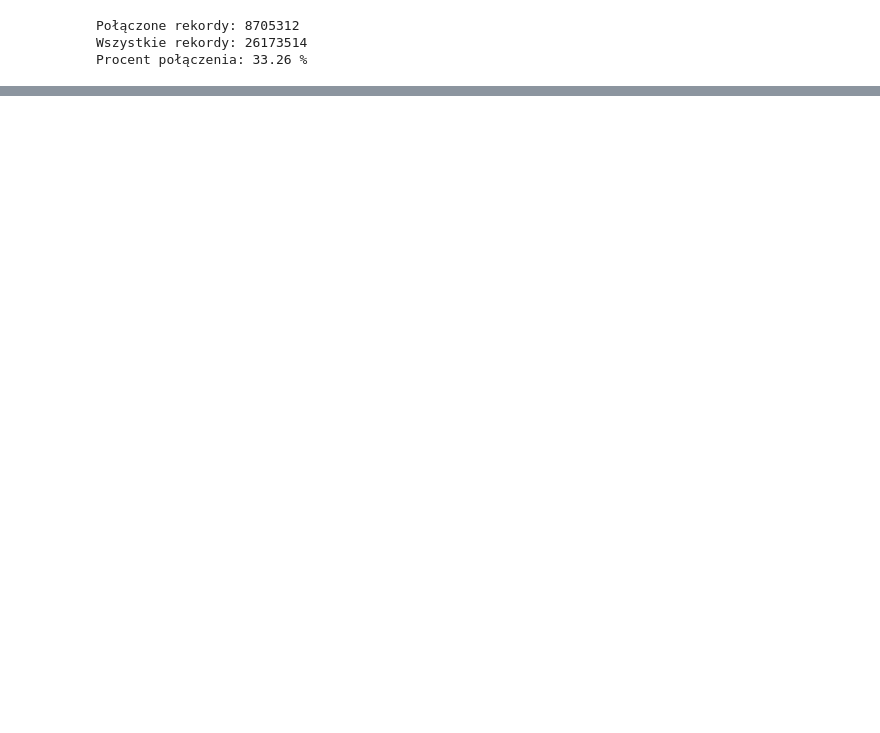
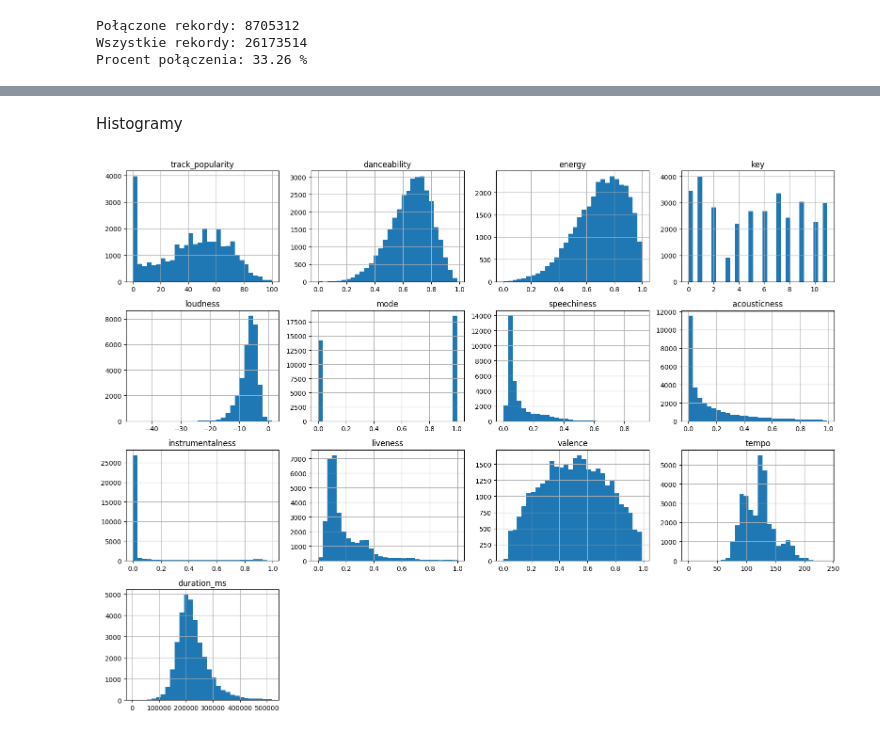
Before and after one commit to pati7284/Spotify-Data-Analysis, a Jupyter notebook: analiza_notebook.ipynb, the cells around one changed output, grey strips where cells are left out. Drawn from its saved outputs; the diff is of its cells as text; code cells hidden in the pictures; blank space fills up the shorter version.

```diff
--- a/analiza_notebook.ipynb
+++ b/analiza_notebook.ipynb
@@ -36,0 +44,2 @@ Procent połączenia: 33.26 %
+# %%
+songs = pd.read_csv("spotify_songs.csv")
@@ -36,0 +90,2 @@ Procent połączenia: 33.26 %
+# %%
+songs_clean = songs.dropna(subset=["track_name", "track_artist", "track_album_name"])
@@ -36,0 +122,14 @@ Procent połączenia: 33.26 %
+# %% [markdown]
+Histogramy
+# %%
+num_cols_songs = [
+    "track_popularity", "danceability", "energy", "key", "loudness",
+    "mode", "speechiness", "acousticness", "instrumentalness",
+    "liveness", "valence", "tempo", "duration_ms"
+]
+
+songs_clean[num_cols_songs].hist(figsize=(16, 12), bins=30)
+plt.tight_layout()
+plt.show()
+# %% [output]
+[figure, added]
```
Also changed, not shown: parts of 46 cells of this notebook, 1 other file.
